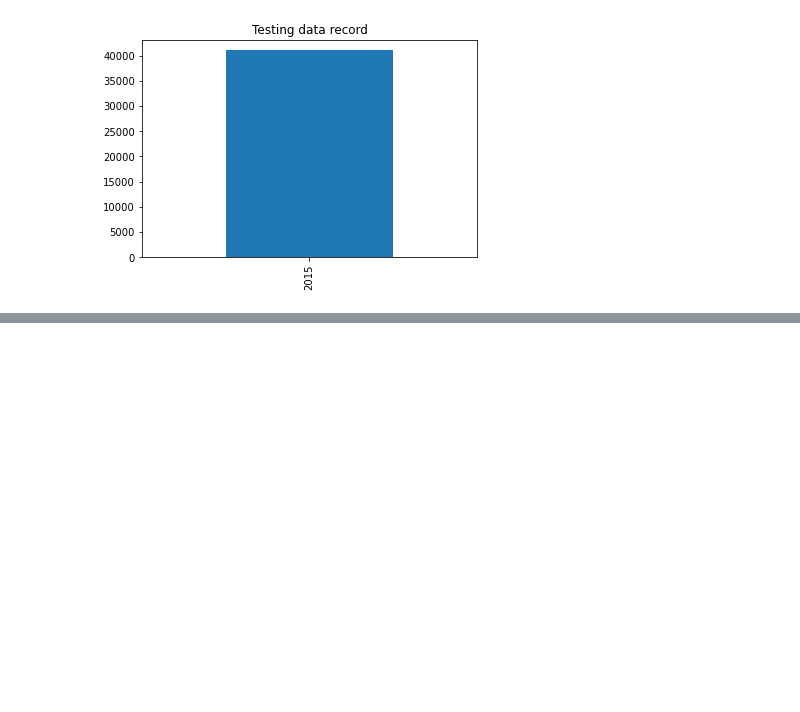
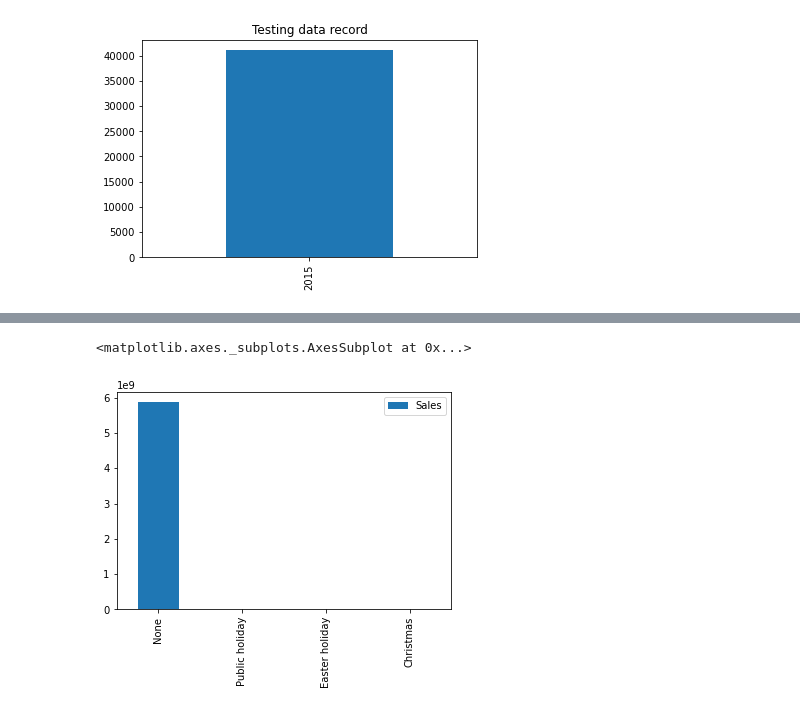
Before and after one commit to comsavvy/Pharmaceutical-Sales-Prediction, a Jupyter notebook: Interim_pharmaceutical_analysis.ipynb, the cells around one changed output, grey strips where cells are left out. Saved outputs shown, nothing was run; the diff lists cells and outputs as text; code cells hidden in the pictures; blank space fills up the shorter version.

```diff
--- a/Interim_pharmaceutical_analysis.ipynb
+++ b/Interim_pharmaceutical_analysis.ipynb
@@ -89,0 +104,4 @@ Text(0.5, 1.0, 'Testing data record')
+# %%
+train_data['StateHoliday']= train_data['StateHoliday'].replace(0, '0')
+# %%
+behaviour= train_data.pivot_table(index= ['StateHoliday'], values= ['Sales'], aggfunc= 'sum')
@@ -89,0 +117,2 @@ Text(0.5, 1.0, 'Testing data record')
+# %%
+behaviour.index= ['None', 'Public holiday', 'Easter holiday', 'Christmas']
@@ -89,0 +127,5 @@ Text(0.5, 1.0, 'Testing data record')
+# %%
+behaviour.plot.bar()
+# %% [output]
+<matplotlib.axes._subplots.AxesSubplot at 0x...>
+[figure, added]
```
Also changed, not shown: parts of 10 cells of this notebook.
